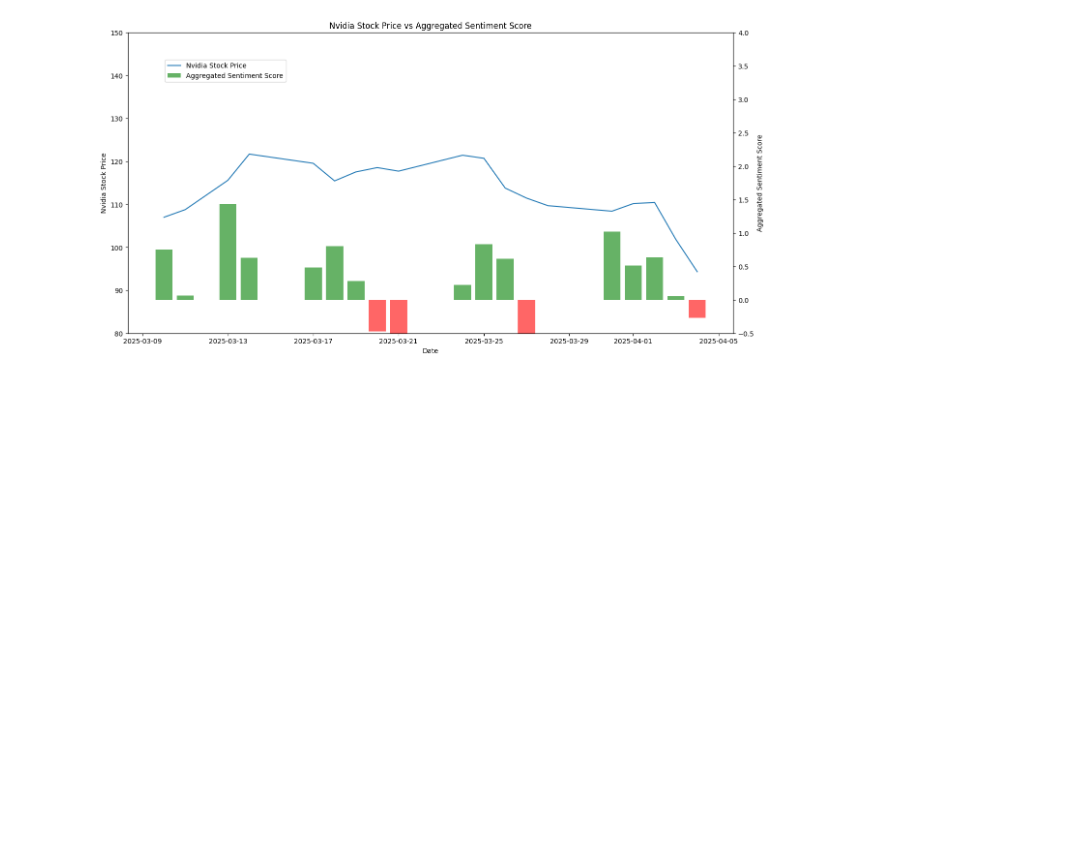
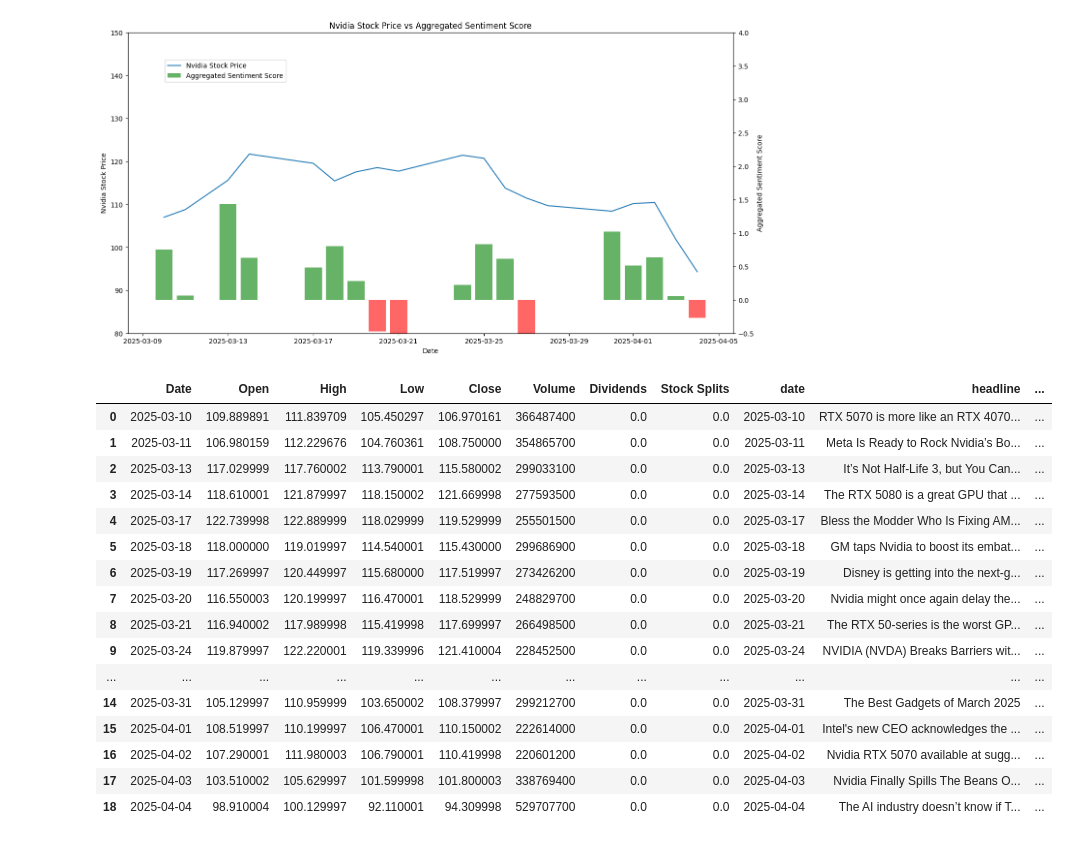
Before and after one commit to Peekaboo64534/Nvidia_Stock, a Jupyter notebook: Nvidiasentiment-Voloftrade analysis.ipynb, the cells around one changed output. Drawn from its saved outputs; the diff is of its cells as text; code cells hidden in the pictures; blank space fills up the shorter version.

```diff
--- a/Nvidiasentiment-Voloftrade analysis.ipynb
+++ b/Nvidiasentiment-Voloftrade analysis.ipynb
@@ -186,0 +199,20 @@ plt.show()
+# %%
+combined_data
+# %% [output]
+|  | Date | Open | High | Low | Close | Volume | Dividends | Stock Splits | date | headline | ... |
+| 0 | 2025-03-10 | 109.889891 | 111.839709 | 105.450297 | 106.970161 | 366487400 | 0.0 | 0.0 | 2025-03-10 | RTX 5070 is more like an RTX 4070... | ... |
+| 1 | 2025-03-11 | 106.980159 | 112.229676 | 104.760361 | 108.750000 | 354865700 | 0.0 | 0.0 | 2025-03-11 | Meta Is Ready to Rock Nvidia’s Bo... | ... |
+| 2 | 2025-03-13 | 117.029999 | 117.760002 | 113.790001 | 115.580002 | 299033100 | 0.0 | 0.0 | 2025-03-13 | It’s Not Half-Life 3, but You Can... | ... |
+| 3 | 2025-03-14 | 118.610001 | 121.879997 | 118.150002 | 121.669998 | 277593500 | 0.0 | 0.0 | 2025-03-14 | The RTX 5080 is a great GPU that ... | ... |
+| 4 | 2025-03-17 | 122.739998 | 122.889999 | 118.029999 | 119.529999 | 255501500 | 0.0 | 0.0 | 2025-03-17 | Bless the Modder Who Is Fixing AM... | ... |
+| 5 | 2025-03-18 | 118.000000 | 119.019997 | 114.540001 | 115.430000 | 299686900 | 0.0 | 0.0 | 2025-03-18 | GM taps Nvidia to boost its embat... | ... |
+| 6 | 2025-03-19 | 117.269997 | 120.449997 | 115.680000 | 117.519997 | 273426200 | 0.0 | 0.0 | 2025-03-19 | Disney is getting into the next-g... | ... |
+| 7 | 2025-03-20 | 116.550003 | 120.199997 | 116.470001 | 118.529999 | 248829700 | 0.0 | 0.0 | 2025-03-20 | Nvidia might once again delay the... | ... |
+| 8 | 2025-03-21 | 116.940002 | 117.989998 | 115.419998 | 117.699997 | 266498500 | 0.0 | 0.0 | 2025-03-21 | The RTX 50-series is the worst GP... | ... |
+| 9 | 2025-03-24 | 119.879997 | 122.220001 | 119.339996 | 121.410004 | 228452500 | 0.0 | 0.0 | 2025-03-24 | NVIDIA (NVDA) Breaks Barriers wit... | ... |
+| ... | ... | ... | ... | ... | ... | ... | ... | ... | ... | ... | ... |
+| 14 | 2025-03-31 | 105.129997 | 110.959999 | 103.650002 | 108.379997 | 299212700 | 0.0 | 0.0 | 2025-03-31 | The Best Gadgets of March 2025 | ... |
+| 15 | 2025-04-01 | 108.519997 | 110.199997 | 106.470001 | 110.150002 | 222614000 | 0.0 | 0.0 | 2025-04-01 | Intel's new CEO acknowledges the ... | ... |
+| 16 | 2025-04-02 | 107.290001 | 111.980003 | 106.790001 | 110.419998 | 220601200 | 0.0 | 0.0 | 2025-04-02 | Nvidia RTX 5070 available at sugg... | ... |
+| 17 | 2025-04-03 | 103.510002 | 105.629997 | 101.599998 | 101.800003 | 338769400 | 0.0 | 0.0 | 2025-04-03 | Nvidia Finally Spills The Beans O... | ... |
+| 18 | 2025-04-04 | 98.910004 | 100.129997 | 92.110001 | 94.309998 | 529707700 | 0.0 | 0.0 | 2025-04-04 | The AI industry doesn’t know if T... | ... |
```
Also changed, not shown: parts of 6 cells of this notebook.
